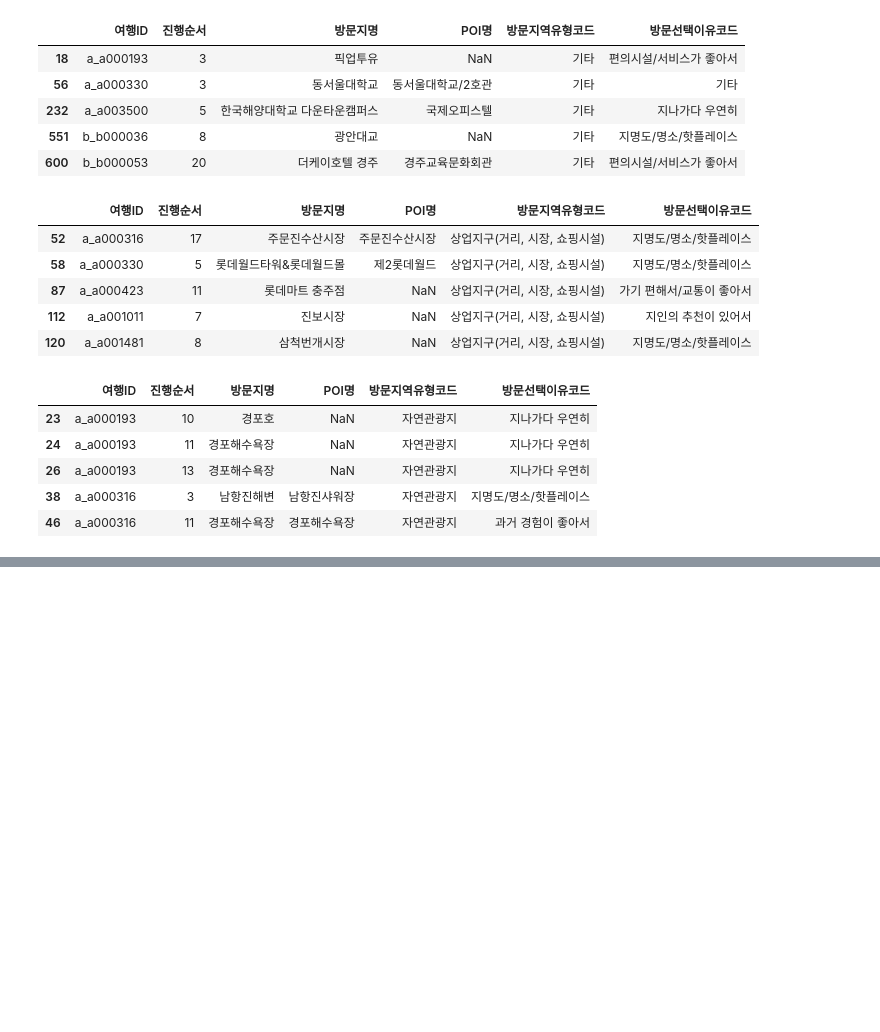
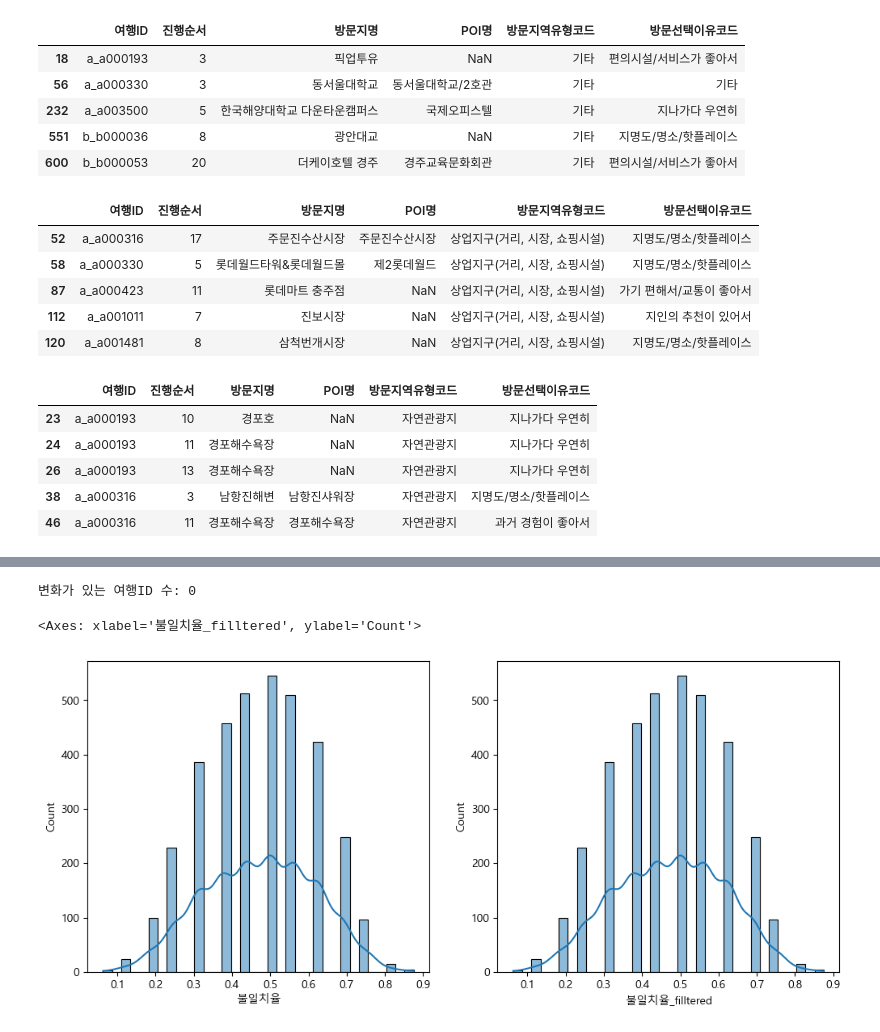
Before and after one commit to ssoom98/where2go, a Jupyter notebook: choi/preprocessing/가설검증전처리.ipynb, the cells around one changed output, grey strips where cells are left out. Cells and saved outputs as stored; diff of their text form; code cells hidden in the pictures; blank space fills up the shorter version.

```diff
--- a/choi/preprocessing/가설검증전처리.ipynb
+++ b/choi/preprocessing/가설검증전처리.ipynb
@@ -522,0 +566,32 @@ va_info
+# %%
+# 1. 비교할 지역유형 컬럼 추출
+compare_cols = [col for col in visit_matrix.columns if col != '여행ID']
+
+# 2. visit_matrix: 실제 방문 기록
+real_df = visit_matrix.set_index('여행ID')[compare_cols].copy()
+
+# 3. merged: 주관적 예측 데이터
+# 여행동기 컬럼 제외하고 비교 대상만 추출
+pred_df = merged.set_index('여행ID')[compare_cols].copy()
+
+# 4. 공통 인덱스 및 컬럼으로 정렬 및 정제
+common_ids = real_df.index.intersection(pred_df.index)
+common_cols = real_df.columns.intersection(pred_df.columns)
+
+real_df_aligned = real_df.loc[common_ids, common_cols].sort_index().sort_index(axis=1)
+pred_df_aligned = pred_df.loc[common_ids, common_cols].sort_index().sort_index(axis=1)
+
+# 5. 불일치 개수 및 비율 계산
+mismatch = (real_df_aligned != pred_df_aligned).sum(axis=1)
+total_cols = len(common_cols)
+
+result = pd.DataFrame({
+    '여행ID': real_df_aligned.index,
+    '불일치율': mismatch / total_cols
+}).reset_index(drop=True)
+
+# 6. 여행동기 정보 붙이기
+result = result.merge(merged[['여행ID', '여행동기1']], on='여행ID', how='left')
+
+# 결과 확인
+result
@@ -522,0 +726,20 @@ va_info
+# %%
+diff = (result['불일치율'] - result_refined['불일치율_filltered']).abs()
+print("변화가 있는 여행ID 수:", (diff > 1e-6).sum())
+# %% [output]
+변화가 있는 여행ID 수: 0
+# %%
+import seaborn as sns
+import matplotlib.pyplot as plt
+import matplotlib.font_manager as fm
+
+plt.rcParams['font.family'] = 'Malgun Gothic'  # 윈도우 기본 한글 폰트
+plt.rcParams['axes.unicode_minus'] = False     # 마이너스 부호 깨짐 방지
+fig, axes = plt.subplots(nrows=1, ncols=2, figsize=(12, 5))
+plt.subplot(1, 2, 1)
+sns.histplot(result['불일치율'],kde=True)
+plt.subplot(1, 2, 2)
+sns.histplot(result_refined['불일치율_filltered'],kde=True)
+# %% [output]
+<Axes: xlabel='불일치율_filltered', ylabel='Count'>
+[figure, added]
```
Also changed, not shown: parts of 32 cells of this notebook, 1 other file.
